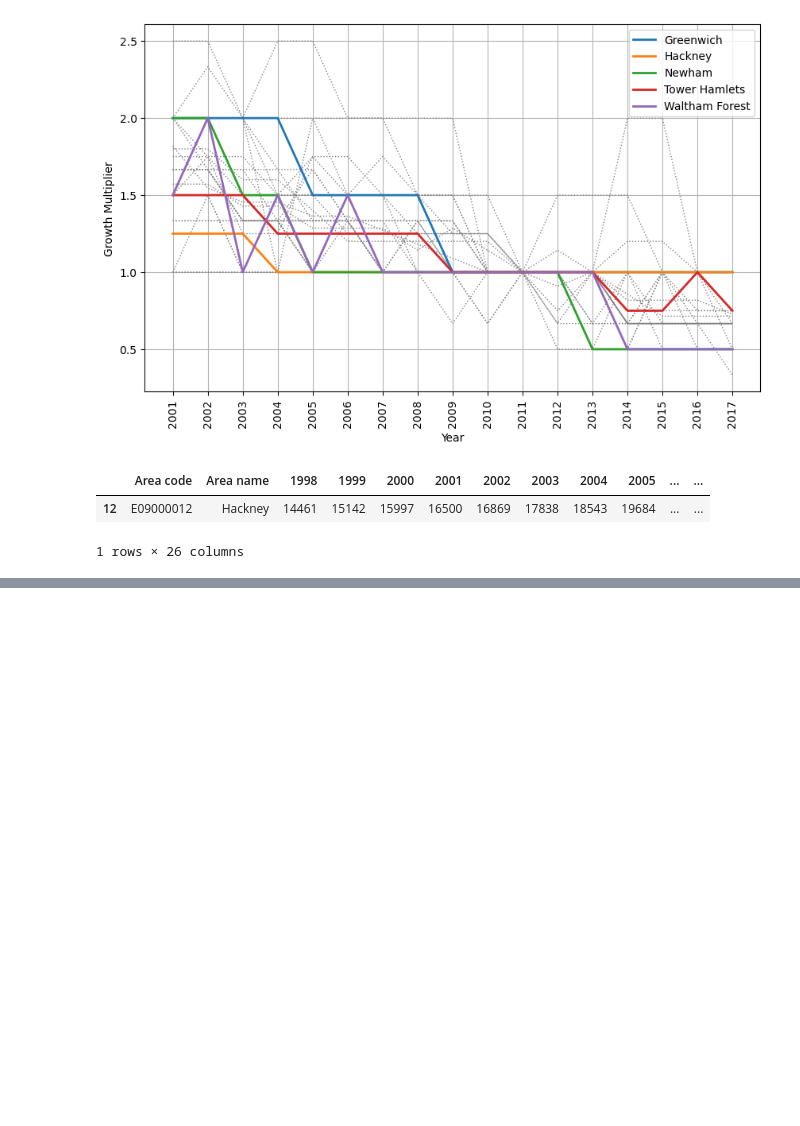
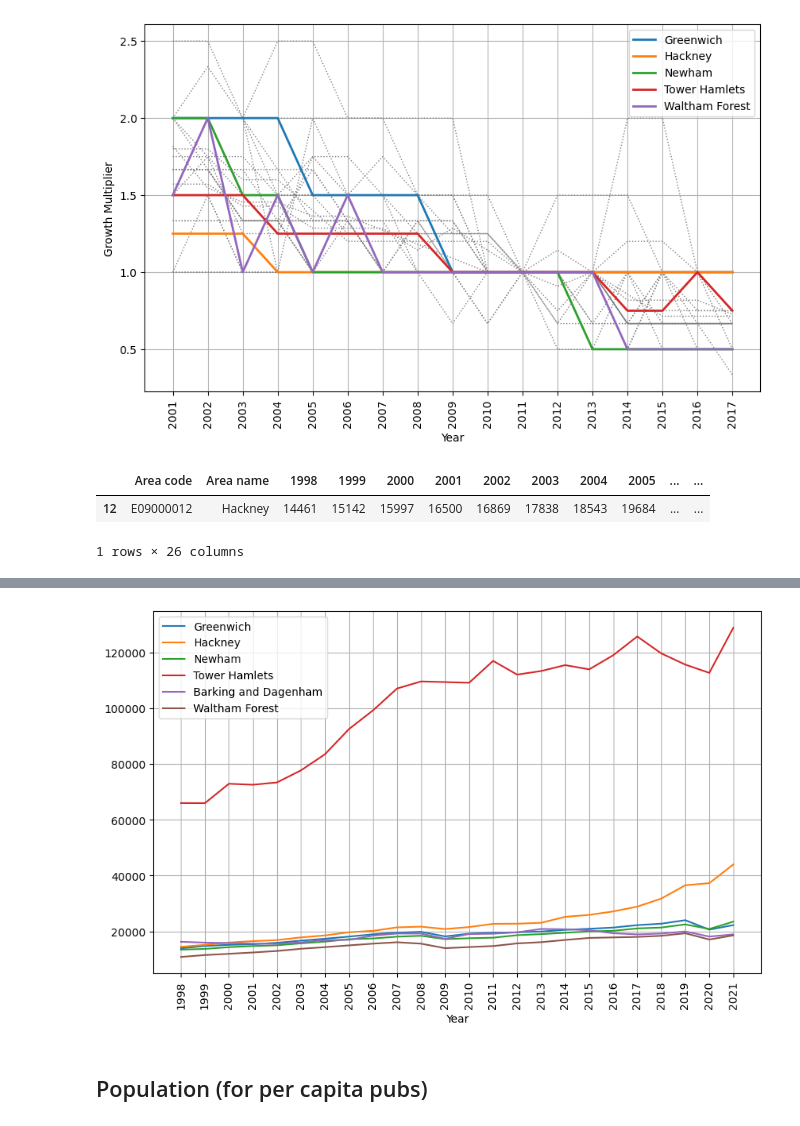
Before and after one commit to Ad1thya-R/data-food-drink, a Jupyter notebook: notebooks/Pubs and Bars.ipynb, the cells around one changed output, grey strips where cells are left out. Cells and saved outputs as stored; diff of their text form; code cells hidden in the pictures; blank space fills up the shorter version.

```diff
--- a/notebooks/Pubs and Bars.ipynb
+++ b/notebooks/Pubs and Bars.ipynb
@@ -309,0 +353,6 @@ NameError: name 'plot_boroughs_earlier' is not defined
+# %%
+plot_boroughs_earlier(gdp_per_capita)
+# %% [output]
+[figure, added]
+# %% [markdown]
+## Population (for per capita pubs)
```
Also changed, not shown: parts of 22 cells of this notebook, 18 other files.
